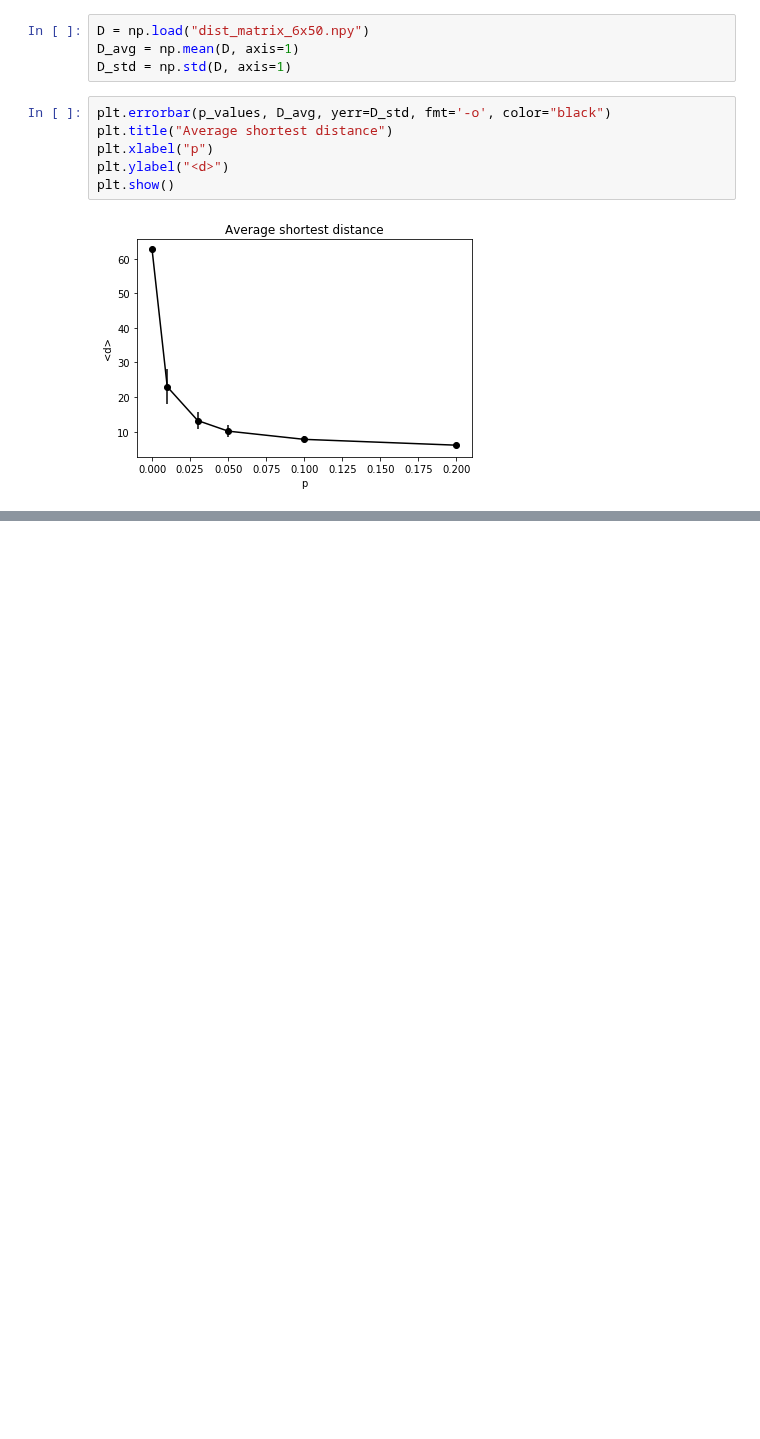
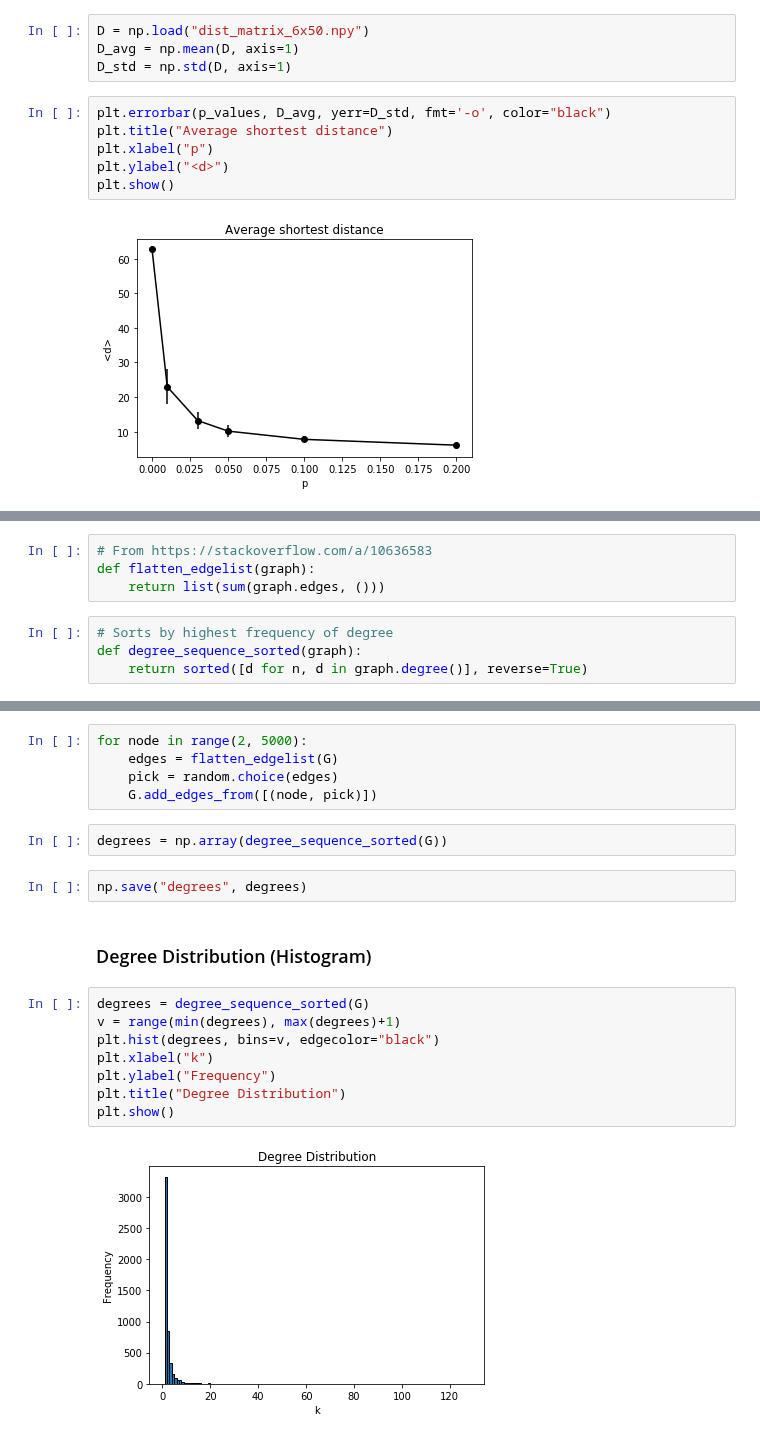
Before and after one commit to thomasnilsson/02805-social-graphs-2018, a Jupyter notebook: week3/week3.ipynb, the cells around one changed output, grey strips where cells are left out. Cells and saved outputs as stored; diff of their text form; blank space fills up the shorter version.

```diff
--- a/week3/week3.ipynb
+++ b/week3/week3.ipynb
@@ -112,0 +137,8 @@ plt.show()
+# %%
+# From https://stackoverflow.com/a/10636583
+def flatten_edgelist(graph):
+    return list(sum(graph.edges, ()))
+# %%
+# Sorts by highest frequency of degree
+def degree_sequence_sorted(graph):
+    return sorted([d for n, d in graph.degree()], reverse=True)
@@ -112,0 +151,21 @@ plt.show()
+# %%
+for node in range(2, 5000):
+    edges = flatten_edgelist(G)
+    pick = random.choice(edges)
+    G.add_edges_from([(node, pick)])
+# %%
+degrees = np.array(degree_sequence_sorted(G))
+# %%
+np.save("degrees", degrees)
+# %% [markdown]
+### Degree Distribution (Histogram)
+# %%
+degrees = degree_sequence_sorted(G)
+v = range(min(degrees), max(degrees)+1)
+plt.hist(degrees, bins=v, edgecolor="black")
+plt.xlabel("k")
+plt.ylabel("Frequency")
+plt.title("Degree Distribution")
+plt.show()
+# %% [output]
+[figure, added]
```
Also changed, not shown: parts of 21 cells of this notebook, 2 other files.
